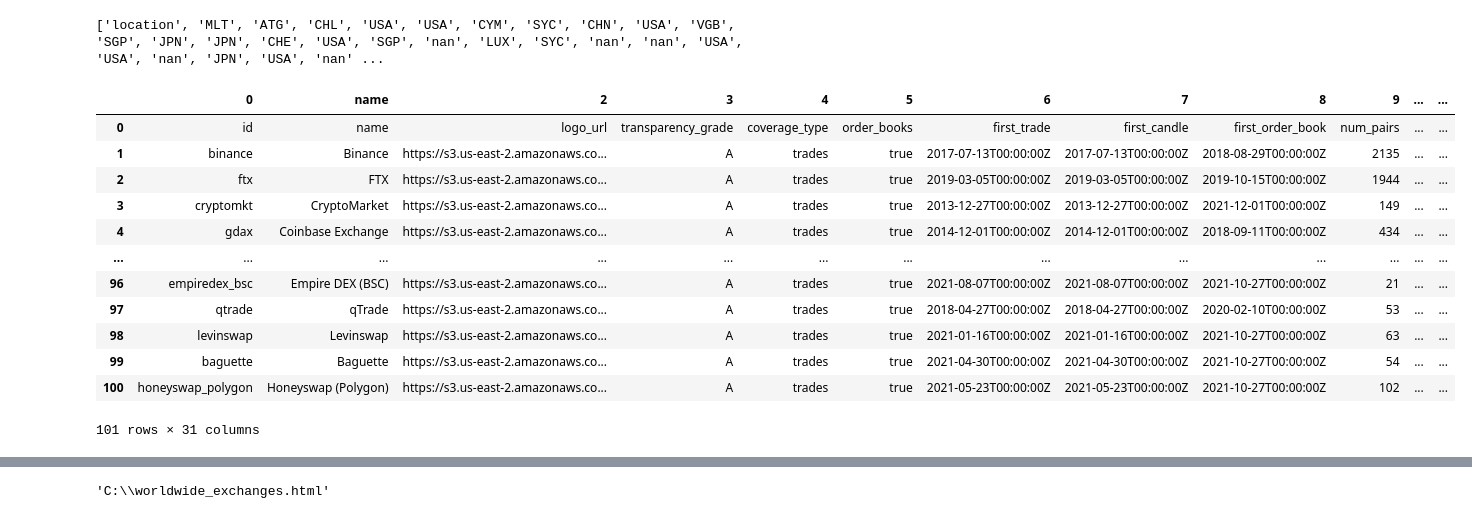
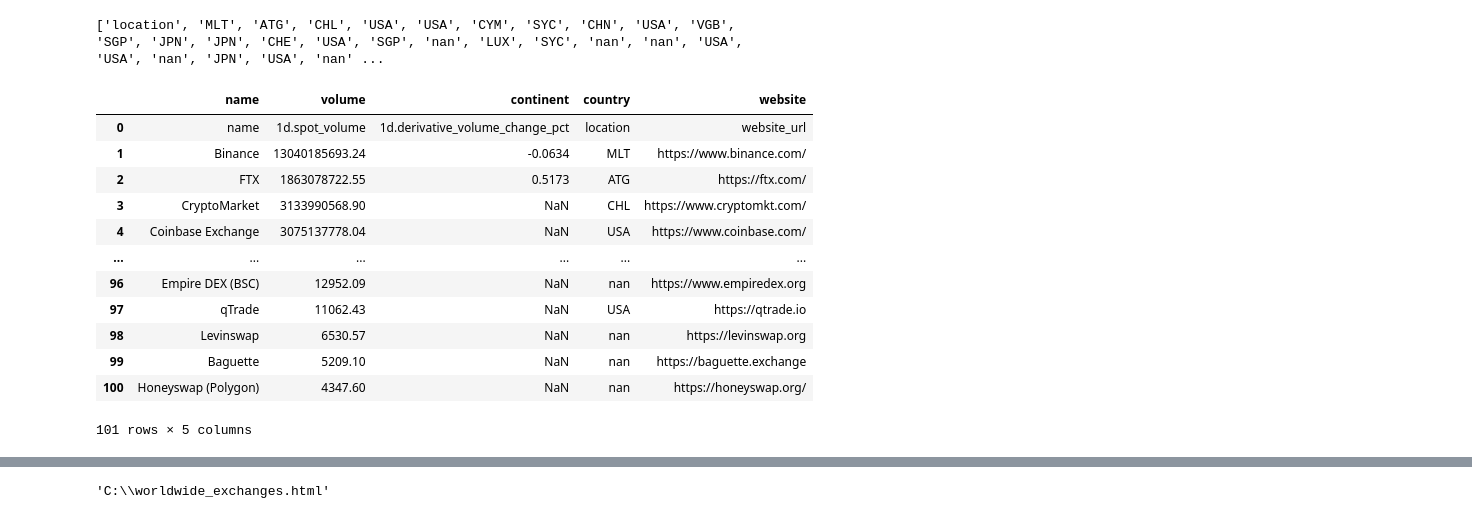
Before and after one commit to Hderek22/Fintech_Project_1, a Jupyter notebook: Project1_wip.ipynb, the cells around one changed output, grey strips where cells are left out. Drawn from its saved outputs; the diff is of its cells as text; code cells hidden in the pictures.

```diff
--- a/Project1_wip.ipynb
+++ b/Project1_wip.ipynb
@@ -26,3 +26,6 @@ country_data
 101 rows × 31 columns
 # %% [markdown]
 ### Clean up data
+# %%
+exchange_data = country_data.drop([0,2,3,4,5,6,7,8,9,10,11,12,13,14,15,16,17,18,19,20,21,22,24,25,26,27], axis=True)
+exchange_data
@@ -64,10 +70,10 @@ country_data.isnull().sum()
 dtype: int64
 # %%
 #rename columns
-country_data = country_data.rename(columns = {29:'country'})
-country_data = country_data.rename(columns = {28:'continent'})
-country_data = country_data.rename(columns = {1:'name'})
-country_data = country_data.rename(columns = {30:'website'})
-country_data = country_data.rename(columns = {23:'volume'})
-country_data.head()
+exchange_data = exchange_data.rename(columns = {29:'country'})
+exchange_data = exchange_data.rename(columns = {28:'continent'})
+exchange_data = exchange_data.rename(columns = {1:'name'})
+exchange_data = exchange_data.rename(columns = {30:'website'})
+exchange_data = exchange_data.rename(columns = {23:'volume'})
+exchange_data.head()
 # %% [output]
@@ -82,7 +87,7 @@ country_data.head()
 # Convert country codes to ISO3 code
 
 cc = coco.CountryConverter()
-iso3_codes = cc.convert(names=country_data.iloc[:,-2], to ='ISO3', not_found=None)
+iso3_codes = cc.convert(names=exchange_data.iloc[:,-2], to ='ISO3', not_found=None)
 print(iso3_codes)
 # %% [output]
 location not found in regex
@@ -106,18 +117,18 @@ nan not found in ISO3
 # %%
 #replace location column with updated ISO country codes
-country_data.iloc[:,-2] = iso3_codes
-country_data
+exchange_data.iloc[:,-2] = iso3_codes
+exchange_data
 # %% [output]
-|  | 0 | name | 2 | 3 | 4 | 5 | 6 | 7 | 8 | 9 | ... | ... |
-| 0 | id | name | logo_url | transparency_grade | coverage_type | order_books | first_trade | first_candle | first_order_book | num_pairs | ... | ... |
-| 1 | binance | Binance | https://s3.us-east-2.amazonaws.co... | A | trades | true | 2017-07-13T00:00:00Z | 2017-07-13T00:00:00Z | 2018-08-29T00:00:00Z | 2135 | ... | ... |
-| 2 | ftx | FTX | https://s3.us-east-2.amazonaws.co... | A | trades | true | 2019-03-05T00:00:00Z | 2019-03-05T00:00:00Z | 2019-10-15T00:00:00Z | 1944 | ... | ... |
-| 3 | cryptomkt | CryptoMarket | https://s3.us-east-2.amazonaws.co... | A | trades | true | 2013-12-27T00:00:00Z | 2013-12-27T00:00:00Z | 2021-12-01T00:00:00Z | 149 | ... | ... |
-| 4 | gdax | Coinbase Exchange | https://s3.us-east-2.amazonaws.co... | A | trades | true | 2014-12-01T00:00:00Z | 2014-12-01T00:00:00Z | 2018-09-11T00:00:00Z | 434 | ... | ... |
-| ... | ... | ... | ... | ... | ... | ... | ... | ... | ... | ... | ... | ... |
-| 96 | empiredex_bsc | Empire DEX (BSC) | https://s3.us-east-2.amazonaws.co... | A | trades | true | 2021-08-07T00:00:00Z | 2021-08-07T00:00:00Z | 2021-10-27T00:00:00Z | 21 | ... | ... |
-| 97 | qtrade | qTrade | https://s3.us-east-2.amazonaws.co... | A | trades | true | 2018-04-27T00:00:00Z | 2018-04-27T00:00:00Z | 2020-02-10T00:00:00Z | 53 | ... | ... |
-| 98 | levinswap | Levinswap | https://s3.us-east-2.amazonaws.co... | A | trades | true | 2021-01-16T00:00:00Z | 2021-01-16T00:00:00Z | 2021-10-27T00:00:00Z | 63 | ... | ... |
-| 99 | baguette | Baguette | https://s3.us-east-2.amazonaws.co... | A | trades | true | 2021-04-30T00:00:00Z | 2021-04-30T00:00:00Z | 2021-10-27T00:00:00Z | 54 | ... | ... |
-| 100 | honeyswap_polygon | Honeyswap (Polygon) | https://s3.us-east-2.amazonaws.co... | A | trades | true | 2021-05-23T00:00:00Z | 2021-05-23T00:00:00Z | 2021-10-27T00:00:00Z | 102 | ... | ... |
+|  | name | volume | continent | country | website |
+| 0 | name | 1d.spot_volume | 1d.derivative_volume_change_pct | location | website_url |
+| 1 | Binance | 13040185693.24 | -0.0634 | MLT | https://www.binance.com/ |
+| 2 | FTX | 1863078722.55 | 0.5173 | ATG | https://ftx.com/ |
+| 3 | CryptoMarket | 3133990568.90 | NaN | CHL | https://www.cryptomkt.com/ |
+| 4 | Coinbase Exchange | 3075137778.04 | NaN | USA | https://www.coinbase.com/ |
+| ... | ... | ... | ... | ... | ... |
+| 96 | Empire DEX (BSC) | 12952.09 | NaN | nan | https://www.empiredex.org |
+| 97 | qTrade | 11062.43 | NaN | USA | https://qtrade.io |
+| 98 | Levinswap | 6530.57 | NaN | nan | https://levinswap.org |
+| 99 | Baguette | 5209.10 | NaN | nan | https://baguette.exchange |
+| 100 | Honeyswap (Polygon) | 4347.60 | NaN | nan | https://honeyswap.org/ |
-101 rows × 31 columns
+101 rows × 5 columns
```
Also changed, not shown: parts of 15 cells of this notebook, 3 other files.
